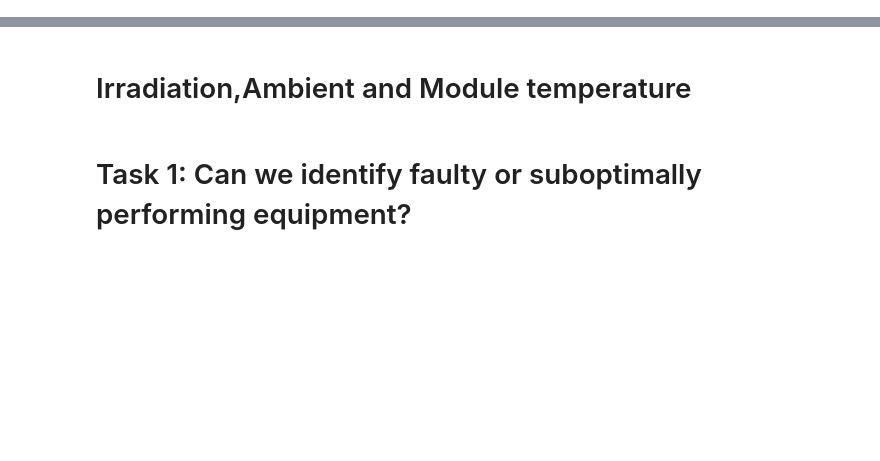
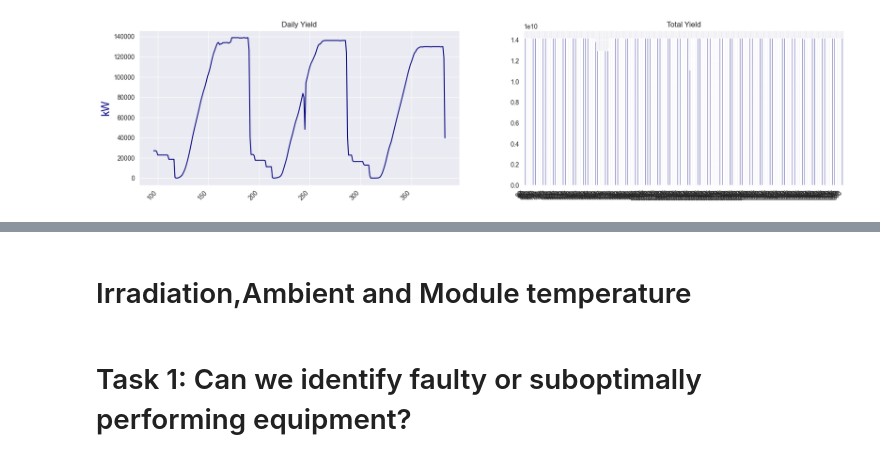
Before and after one commit to YohannesDK/DAT540_Group_11, a Jupyter notebook: Arima-Prophet-Tests.ipynb, the cells around one changed output, grey strips where cells are left out. Cells and saved outputs as stored; diff of their text form; code cells hidden in the pictures; blank space fills up the shorter version.

```diff
--- a/Arima-Prophet-Tests.ipynb
+++ b/Arima-Prophet-Tests.ipynb
@@ -36,0 +105,16 @@ plt.show()
+# %%
+testDays = df_gen.loc[(df_gen['DATE_TIME'] > '2020-05-16') & (df_gen['DATE_TIME'] <= "2020-05-19")]
+
+
+fig,ax= plt.subplots(ncols=2,dpi=100,figsize=(20,5))
+testDays['DAILY_YIELD'].plot(ax=ax[0],color='navy') # DAILY_YIELD graph
+testDays['TOTAL_YIELD'].plot(kind='bar',ax=ax[1],color='navy') #TOTAL_YIELD graph
+fig.autofmt_xdate(rotation=45)
+ax[0].set_title('Daily Yield')
+ax[1].set_title('Total Yield')
+ax[0].set_ylabel('kW',color='navy',fontsize=17)
+plt.show()
+
+#testDays
+# %% [output]
+[figure, added]
```
Also changed, not shown: parts of 15 cells of this notebook.
